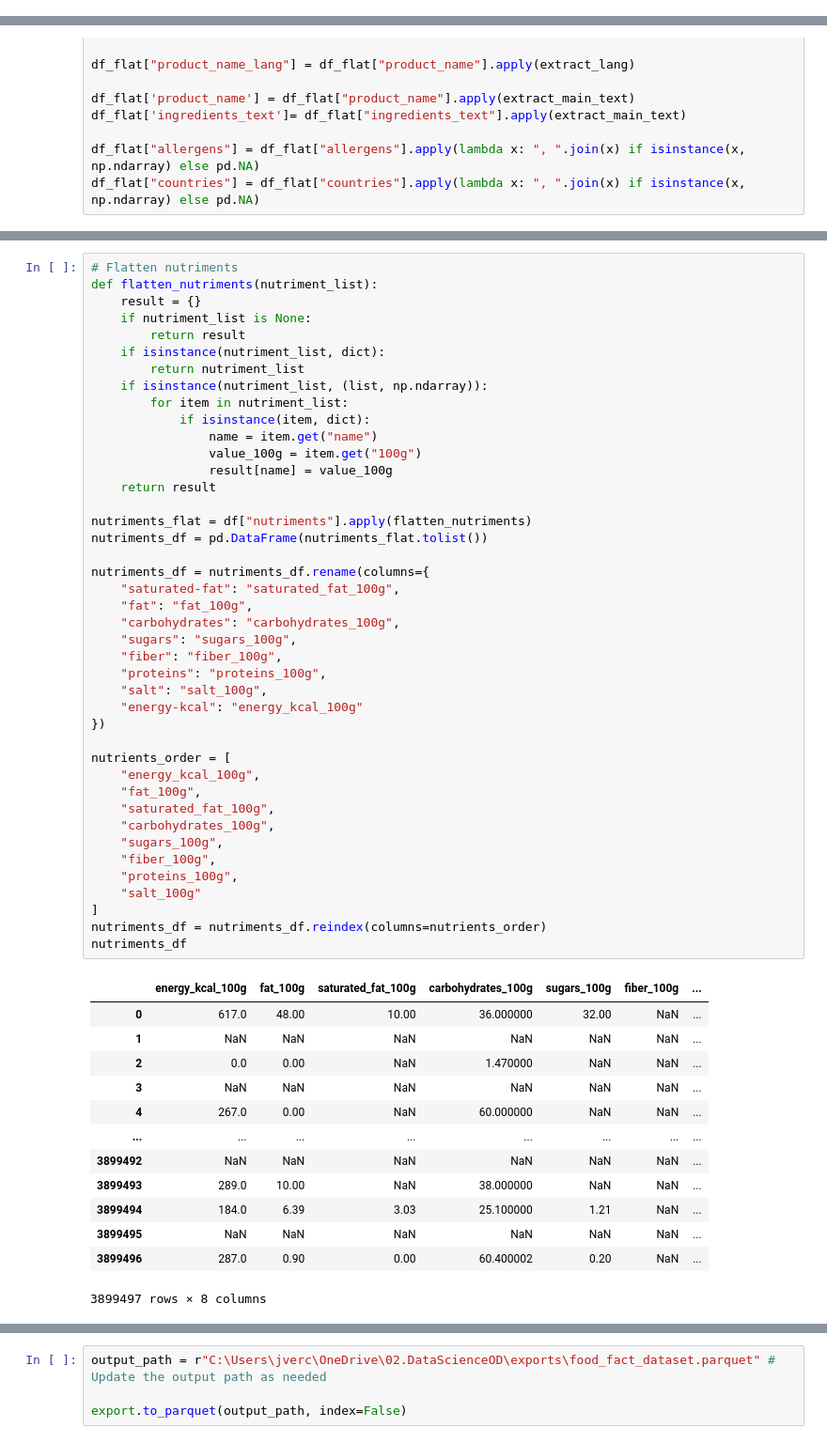
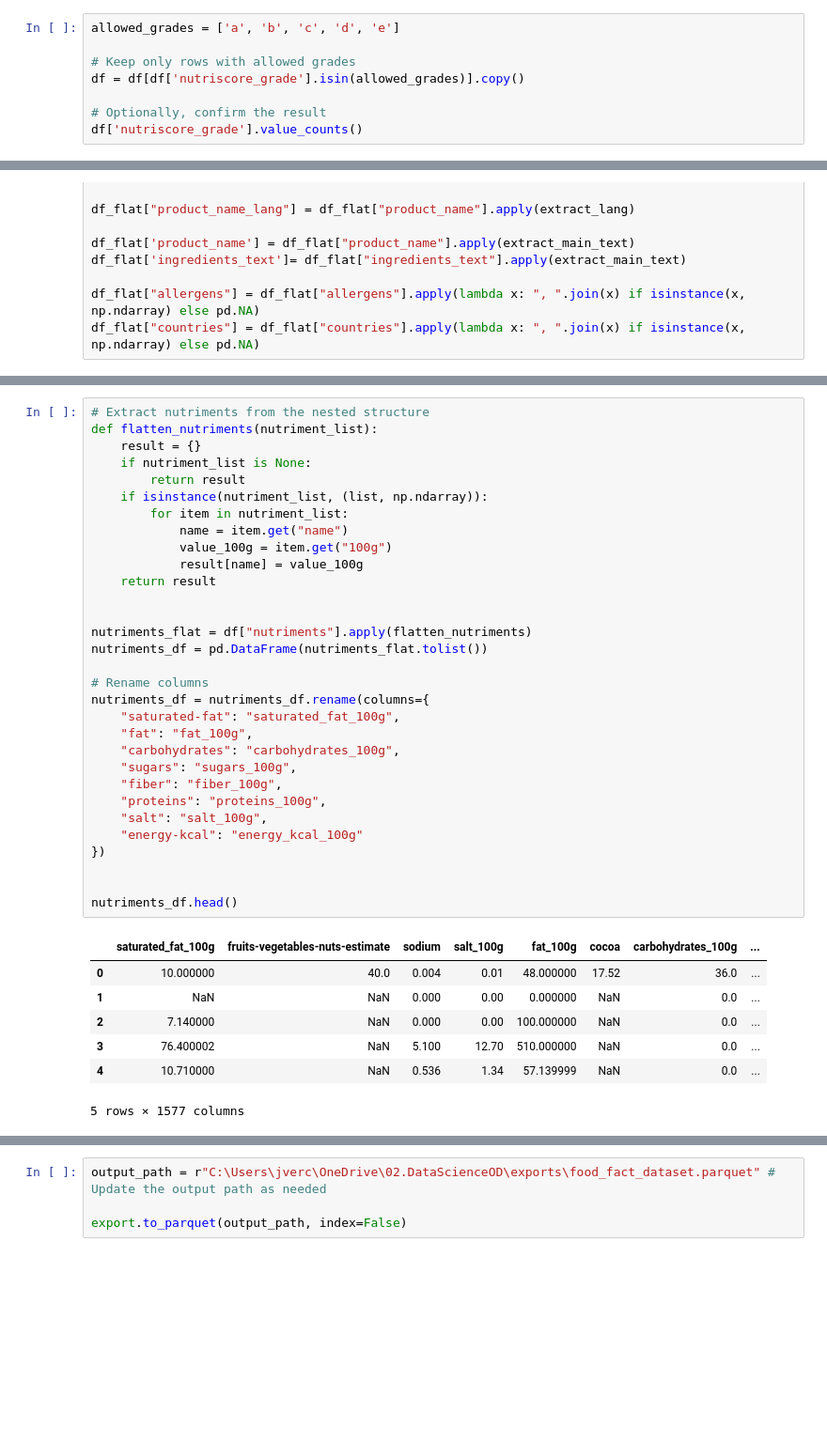
Before and after one commit to JordanVercillo/vercilloanalytics, a Jupyter notebook: projects/open_food_facts/food_fact_dataset_exploration.ipynb, the cells around one changed output, grey strips where cells are left out. Shown: that part at 94% size. Drawn from its saved outputs; the diff is of its cells as text; blank space fills up the shorter version.

```diff
--- a/projects/open_food_facts/food_fact_dataset_exploration.ipynb
+++ b/projects/open_food_facts/food_fact_dataset_exploration.ipynb
@@ -58,0 +71,8 @@ columns_list
+# %%
+allowed_grades = ['a', 'b', 'c', 'd', 'e']
+
+# Keep only rows with allowed grades
+df = df[df['nutriscore_grade'].isin(allowed_grades)].copy()
+
+# Optionally, confirm the result
+df['nutriscore_grade'].value_counts()
@@ -159,56 +200,39 @@ df_flat
 # %%
-# Flatten nutriments
+# Extract nutriments from the nested structure
 def flatten_nutriments(nutriment_list):
     result = {}
     if nutriment_list is None:
         return result
-    if isinstance(nutriment_list, dict):
-        return nutriment_list
     if isinstance(nutriment_list, (list, np.ndarray)):
         for item in nutriment_list:
-            if isinstance(item, dict):
-                name = item.get("name")
-                value_100g = item.get("100g")
-                result[name] = value_100g
+            name = item.get("name")
+            value_100g = item.get("100g")
+            result[name] = value_100g
     return result
+
 
 nutriments_flat = df["nutriments"].apply(flatten_nutriments)
 nutriments_df = pd.DataFrame(nutriments_flat.tolist())
 
+# Rename columns
 nutriments_df = nutriments_df.rename(columns={
     "saturated-fat": "saturated_fat_100g",
     "fat": "fat_100g",
     "carbohydrates": "carbohydrates_100g",
     "sugars": "sugars_100g",
     "fiber": "fiber_100g",
     "proteins": "proteins_100g",
     "salt": "salt_100g",
     "energy-kcal": "energy_kcal_100g"
 })
 
-nutrients_order = [
-    "energy_kcal_100g",
-    "fat_100g",
-    "saturated_fat_100g",
-    "carbohydrates_100g",
-    "sugars_100g",
-    "fiber_100g",
-    "proteins_100g",
-    "salt_100g"
-]
-nutriments_df = nutriments_df.reindex(columns=nutrients_order)
-nutriments_df
+
+nutriments_df.head()
 # %% [output]
-|  | energy_kcal_100g | fat_100g | saturated_fat_100g | carbohydrates_100g | sugars_100g | fiber_100g | ... |
-| 0 | 617.0 | 48.00 | 10.00 | 36.000000 | 32.00 | NaN | ... |
-| 1 | NaN | NaN | NaN | NaN | NaN | NaN | ... |
-| 2 | 0.0 | 0.00 | NaN | 1.470000 | NaN | NaN | ... |
-| 3 | NaN | NaN | NaN | NaN | NaN | NaN | ... |
-| 4 | 267.0 | 0.00 | NaN | 60.000000 | NaN | NaN | ... |
-| ... | ... | ... | ... | ... | ... | ... | ... |
-| 3899492 | NaN | NaN | NaN | NaN | NaN | NaN | ... |
-| 3899493 | 289.0 | 10.00 | NaN | 38.000000 | NaN | NaN | ... |
-| 3899494 | 184.0 | 6.39 | 3.03 | 25.100000 | 1.21 | NaN | ... |
-| 3899495 | NaN | NaN | NaN | NaN | NaN | NaN | ... |
-| 3899496 | 287.0 | 0.90 | 0.00 | 60.400002 | 0.20 | NaN | ... |
+|  | saturated_fat_100g | fruits-vegetables-nuts-estimate | sodium | salt_100g | fat_100g | cocoa | carbohydrates_100g | ... |
+| 0 | 10.000000 | 40.0 | 0.004 | 0.01 | 48.000000 | 17.52 | 36.0 | ... |
+| 1 | NaN | NaN | 0.000 | 0.00 | 0.000000 | NaN | 0.0 | ... |
+| 2 | 7.140000 | NaN | 0.000 | 0.00 | 100.000000 | NaN | 0.0 | ... |
+| 3 | 76.400002 | NaN | 5.100 | 12.70 | 510.000000 | NaN | 0.0 | ... |
+| 4 | 10.710000 | NaN | 0.536 | 1.34 | 57.139999 | NaN | 0.0 | ... |
-3899497 rows × 8 columns
+5 rows × 1577 columns
```
Also changed, not shown: parts of 12 cells of this notebook, 2 other files.
